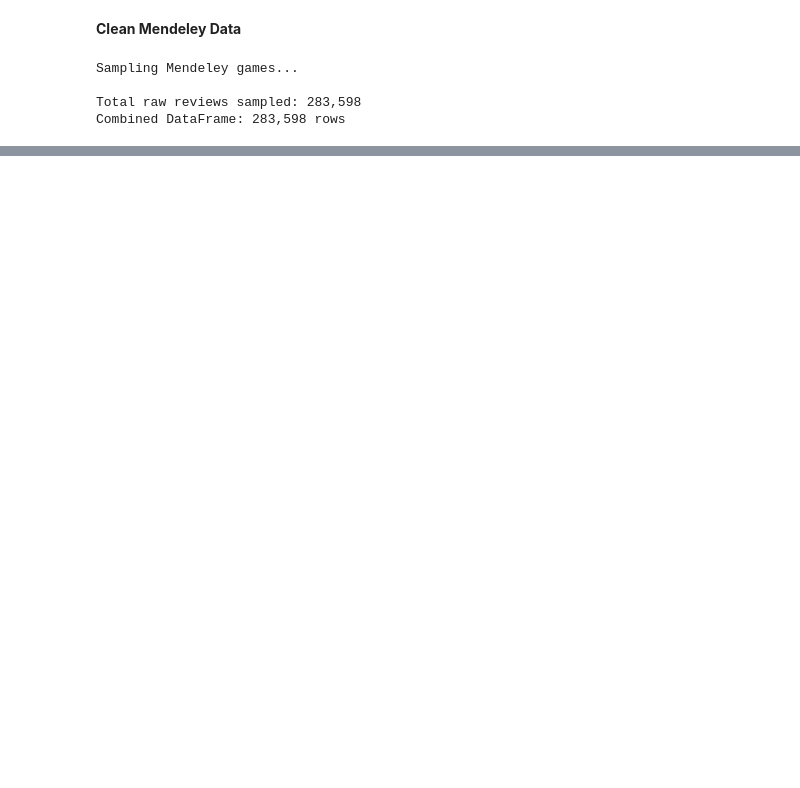
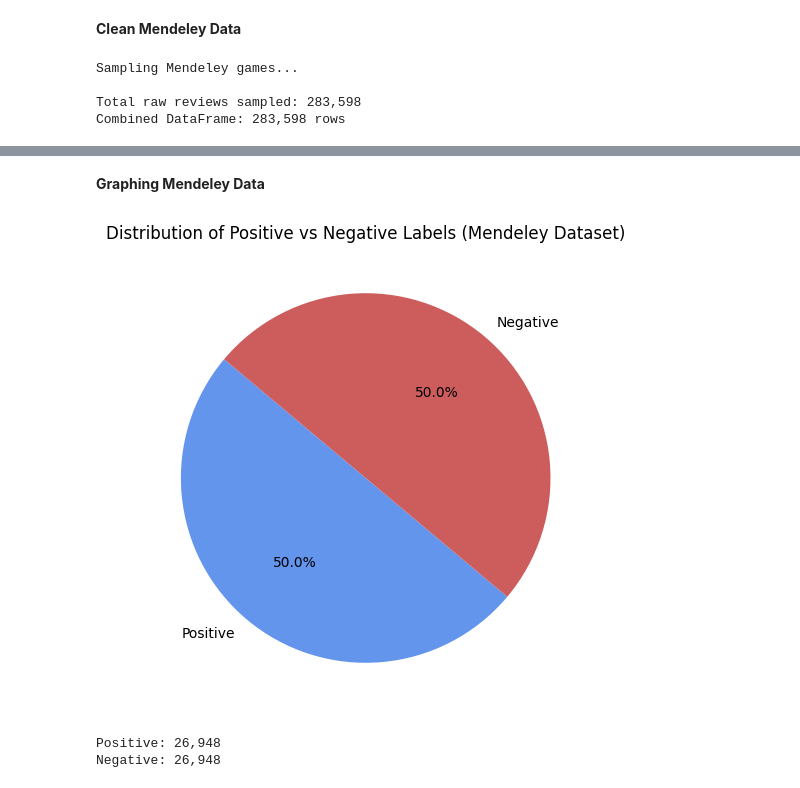
Before and after one commit to nickyphammy/HNY, a Jupyter notebook: data exploration and cleaning/data_scripts.ipynb, the cells around one changed output, grey strips where cells are left out. Cells and saved outputs as stored; diff of their text form; code cells hidden in the pictures; blank space fills up the shorter version.

```diff
--- a/data exploration and cleaning/data_scripts.ipynb
+++ b/data exploration and cleaning/data_scripts.ipynb
@@ -371 +389,23 @@ Saved JSON to: ../cleaned_data/mendeley_cleaned.json
 }
+# %% [markdown]
+**Graphing Mendeley Data**
+# %%
+# Chart split of positive vs negative labels for Mendeley
+import matplotlib.pyplot as plt
+
+positive_count = (final_df['recommend'] == 'Recommended').sum()
+negative_count = (final_df['recommend'] == 'Not Recommended').sum()
+
+labels = ['Positive', 'Negative']
+sizes = [positive_count, negative_count]
+plt.figure(figsize=(6, 6))
+plt.pie(sizes, labels=labels, autopct='%1.1f%%', startangle=140, colors=['cornflowerblue', 'indianred'])
+plt.title('Distribution of Positive vs Negative Labels (Mendeley Dataset)')
+plt.show()
+
+print(f"Positive: {positive_count:,}")
+print(f"Negative: {negative_count:,}")
+# %% [output]
+[figure, added]
+Positive: 26,948
+Negative: 26,948
```
Also changed, not shown: parts of 9 cells of this notebook, 3 other files.
